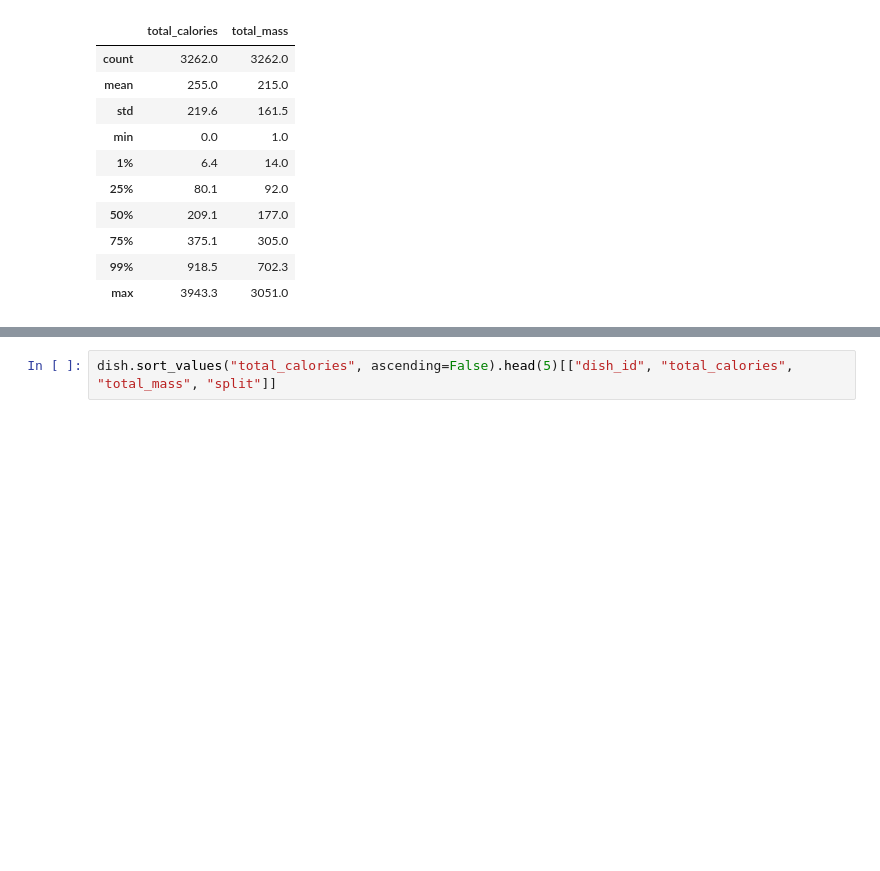
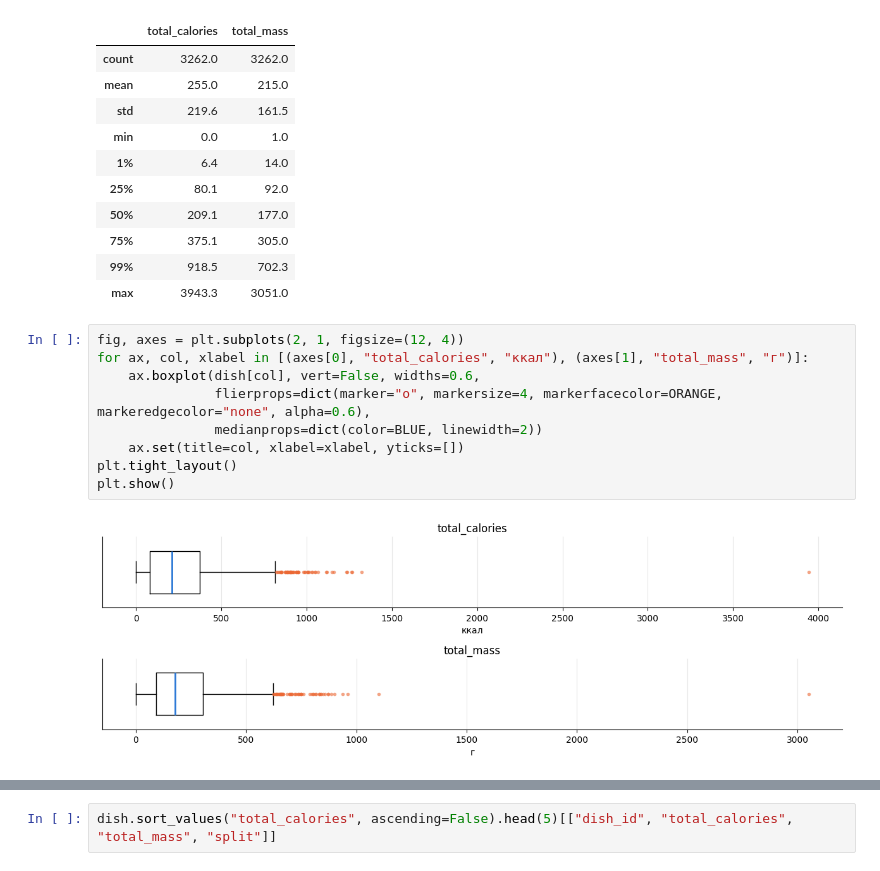
Before and after one commit to andr3w13/Nutrition, a Jupyter notebook: notebook.ipynb, the cells around one changed output, grey strips where cells are left out. Drawn from its saved outputs; the diff is of its cells as text; blank space fills up the shorter version.

```diff
--- a/notebook.ipynb
+++ b/notebook.ipynb
@@ -162,3 +163,14 @@ dish[["total_calories", "total_mass"]].describe(percentiles=[0.01, 0.25, 0.5, 0.
 | 75% | 375.1 | 305.0 |
 | 99% | 918.5 | 702.3 |
 | max | 3943.3 | 3051.0 |
+# %%
+fig, axes = plt.subplots(2, 1, figsize=(12, 4))
+for ax, col, xlabel in [(axes[0], "total_calories", "ккал"), (axes[1], "total_mass", "г")]:
+    ax.boxplot(dish[col], vert=False, widths=0.6,
+               flierprops=dict(marker="o", markersize=4, markerfacecolor=ORANGE, markeredgecolor="none", alpha=0.6),
+               medianprops=dict(color=BLUE, linewidth=2))
+    ax.set(title=col, xlabel=xlabel, yticks=[])
+plt.tight_layout()
+plt.show()
+# %% [output]
+[figure, added]
```
Also changed, not shown: parts of 20 cells of this notebook.
